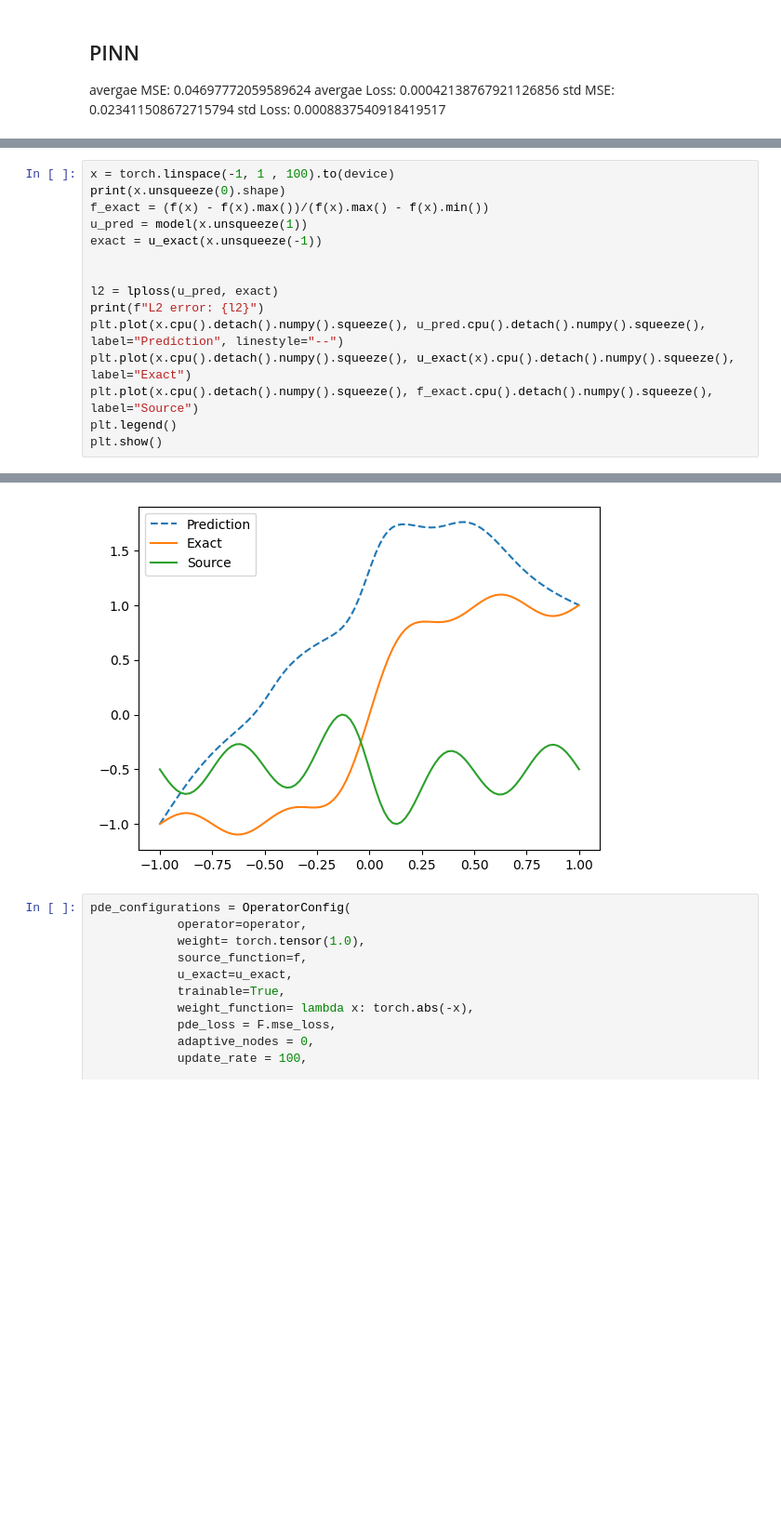
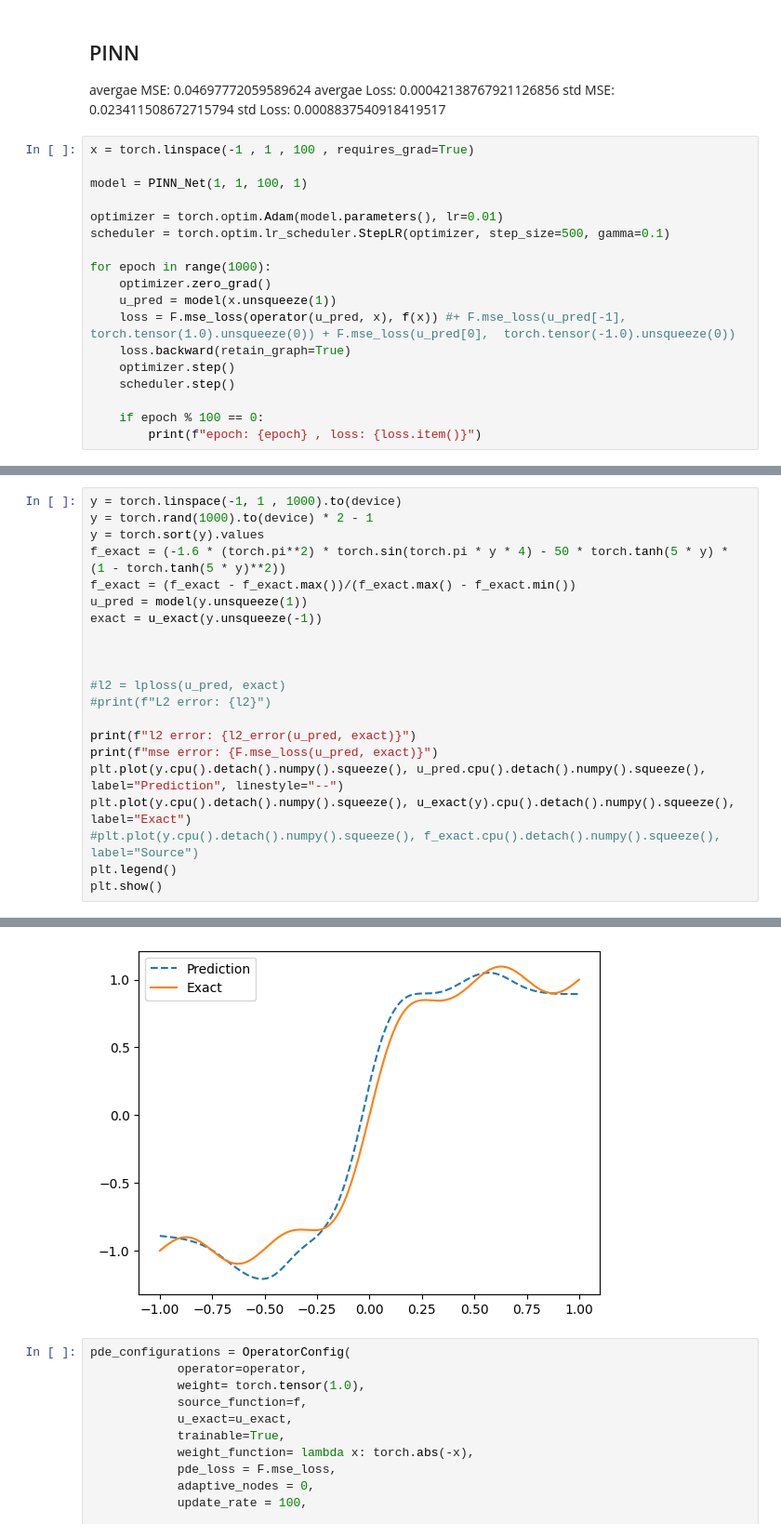
Before and after one commit to Mohammed-khlifi/NeuralPDE-Solver, a Jupyter notebook: main.ipynb, the cells around one changed output, grey strips where cells are left out. Shown at 93% size. Drawn from its saved outputs; the diff is of its cells as text; blank space fills up the shorter version.

```diff
--- a/main.ipynb
+++ b/main.ipynb
@@ -107,3 +115,21 @@ avergae MSE: 0.04697772059589624
 avergae Loss: 0.00042138767921126856
 std MSE: 0.023411508672715794
 std Loss: 0.0008837540918419517
+# %%
+x = torch.linspace(-1 , 1 , 100 , requires_grad=True)
+
+model = PINN_Net(1, 1, 100, 1)
+
+optimizer = torch.optim.Adam(model.parameters(), lr=0.01)
+scheduler = torch.optim.lr_scheduler.StepLR(optimizer, step_size=500, gamma=0.1)
+
+for epoch in range(1000):
+    optimizer.zero_grad()
+    u_pred = model(x.unsqueeze(1))
+    loss = F.mse_loss(operator(u_pred, x), f(x)) #+ F.mse_loss(u_pred[-1], torch.tensor(1.0).unsqueeze(0)) + F.mse_loss(u_pred[0],  torch.tensor(-1.0).unsqueeze(0))
+    loss.backward(retain_graph=True)
+    optimizer.step()
+    scheduler.step()
+
+    if epoch % 100 == 0:
+        print(f"epoch: {epoch} , loss: {loss.item()}")
@@ -110,16 +213,22 @@ std Loss: 0.0008837540918419517
 # %%
-x = torch.linspace(-1, 1 , 100).to(device)
-print(x.unsqueeze(0).shape)
-f_exact = (f(x) - f(x).max())/(f(x).max() - f(x).min())
-u_pred = model(x.unsqueeze(1))
-exact = u_exact(x.unsqueeze(-1))
+y = torch.linspace(-1, 1 , 1000).to(device)
+y = torch.rand(1000).to(device) * 2 - 1
+y = torch.sort(y).values
+f_exact = (-1.6 * (torch.pi**2) * torch.sin(torch.pi * y * 4) - 50 * torch.tanh(5 * y) * (1 - torch.tanh(5 * y)**2))
+f_exact = (f_exact - f_exact.max())/(f_exact.max() - f_exact.min())
+u_pred = model(y.unsqueeze(1))
+exact = u_exact(y.unsqueeze(-1))
 
 
-l2 = lploss(u_pred, exact)
-print(f"L2 error: {l2}")
-plt.plot(x.cpu().detach().numpy().squeeze(), u_pred.cpu().detach().numpy().squeeze(), label="Prediction", linestyle="--")
-plt.plot(x.cpu().detach().numpy().squeeze(), u_exact(x).cpu().detach().numpy().squeeze(), label="Exact")
-plt.plot(x.cpu().detach().numpy().squeeze(), f_exact.cpu().detach().numpy().squeeze(), label="Source")
+
+#l2 = lploss(u_pred, exact)
+#print(f"L2 error: {l2}")
+
+print(f"l2 error: {l2_error(u_pred, exact)}")
+print(f"mse error: {F.mse_loss(u_pred, exact)}")
+plt.plot(y.cpu().detach().numpy().squeeze(), u_pred.cpu().detach().numpy().squeeze(), label="Prediction", linestyle="--")
+plt.plot(y.cpu().detach().numpy().squeeze(), u_exact(y).cpu().detach().numpy().squeeze(), label="Exact")
+#plt.plot(y.cpu().detach().numpy().squeeze(), f_exact.cpu().detach().numpy().squeeze(), label="Source")
 plt.legend()
 plt.show()
 # %% [output]
@@ -128,4 +237,4 @@ L2 error: 1.534210205078125
-[figure, old version]
+[figure, new version]
 # %%
 pde_configurations = OperatorConfig(
             operator=operator,
```
Also changed, not shown: parts of 5 cells of this notebook, 31 other files.
